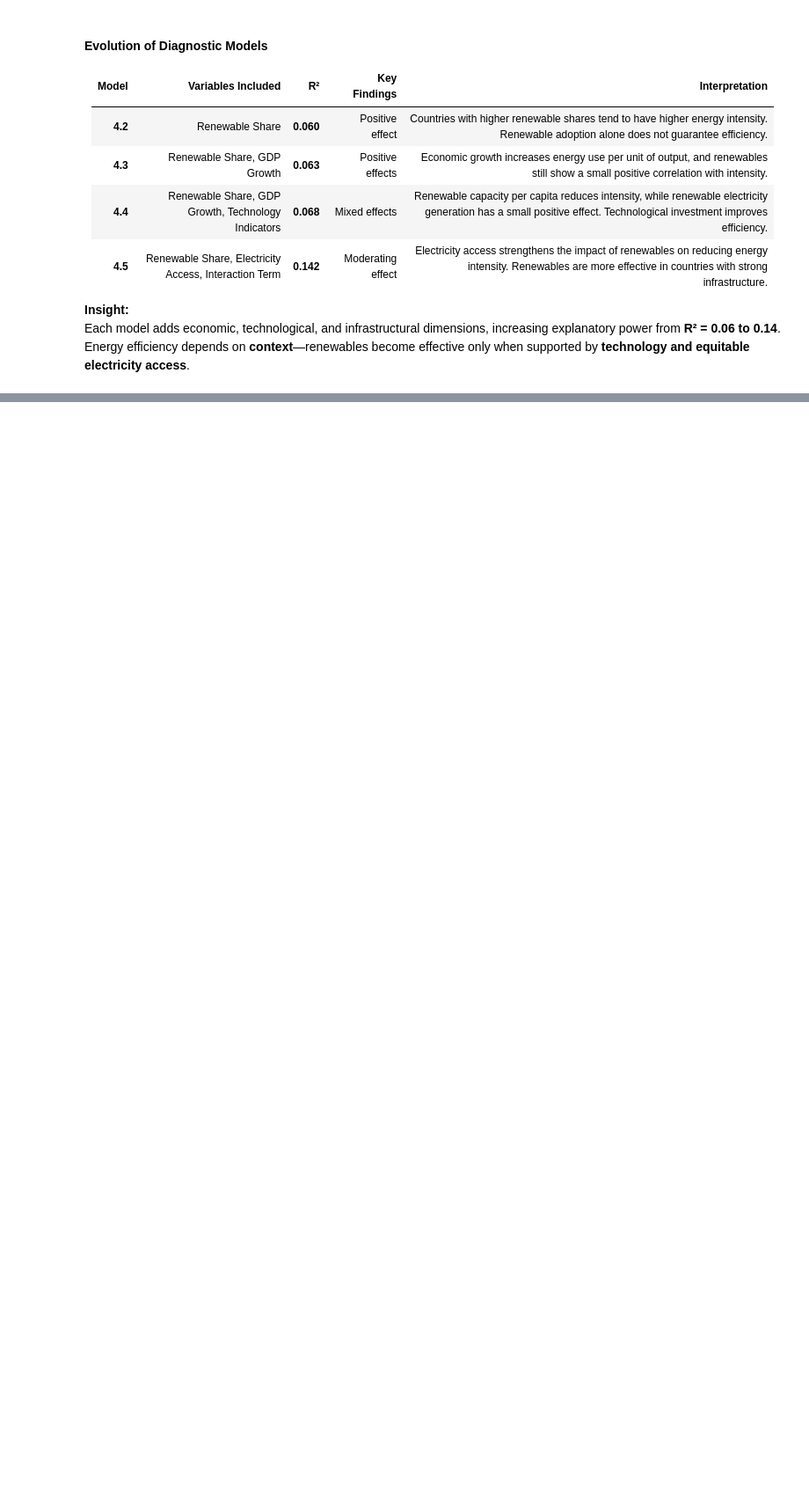
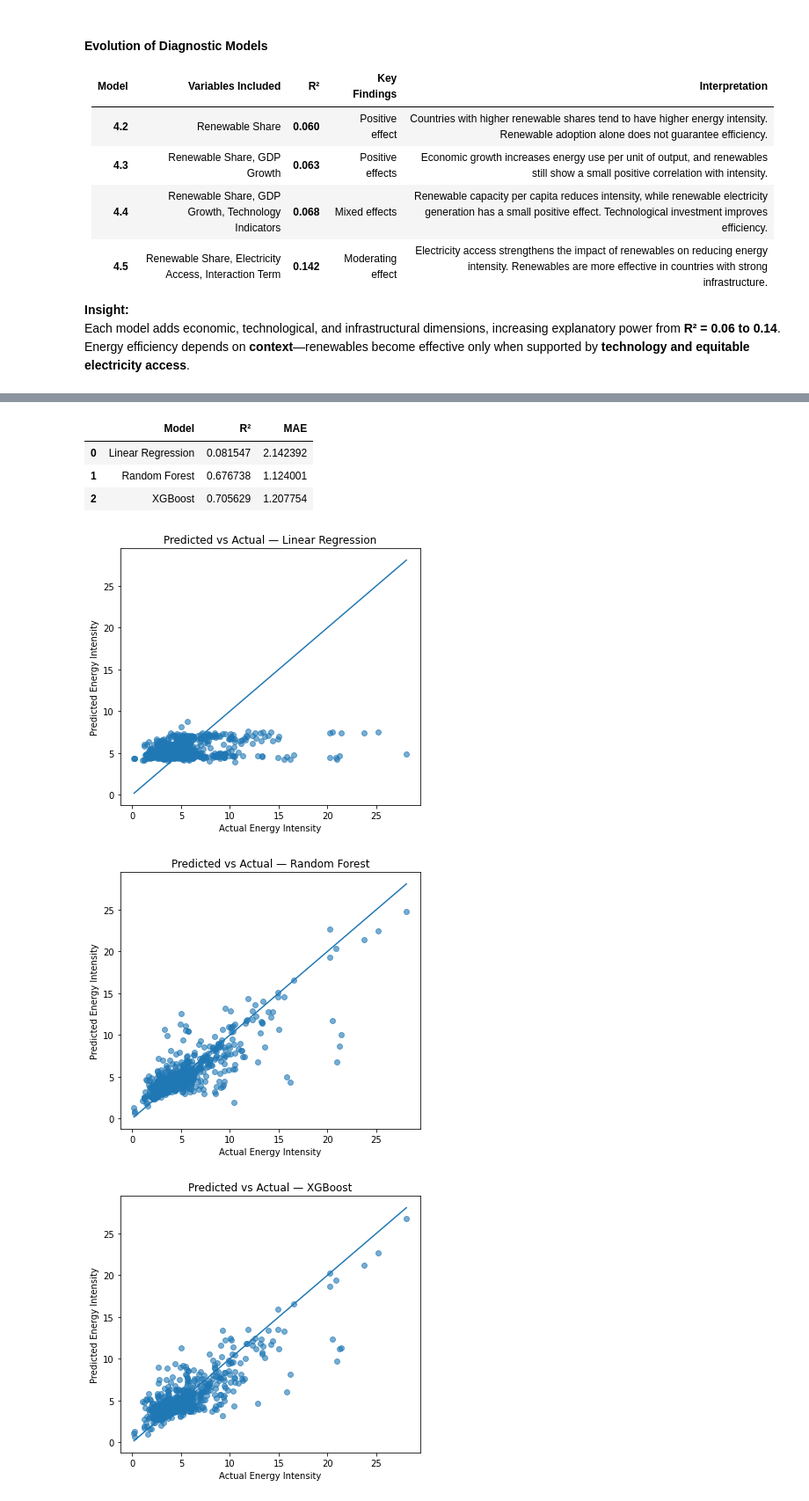
Before and after one commit to mnoriega-mx/energy-efficiency-trends, a Jupyter notebook: energy_efficiency_trends.ipynb, the cells around one changed output, grey strips where cells are left out. Shown: that part at 88% size. Saved outputs shown, nothing was run; the diff lists cells and outputs as text; code cells hidden in the pictures; blank space fills up the shorter version.

```diff
--- a/energy_efficiency_trends.ipynb
+++ b/energy_efficiency_trends.ipynb
@@ -863,0 +1047,33 @@ Energy efficiency depends on **context**—renewables become effective only when
+# %%
+# Comparison table
+rows = [["Linear Regression", r2_lr, mae_lr], ["Random Forest", r2_rf, mae_rf]]
+if not np.isnan(r2_xgb):
+    rows.append(["XGBoost", r2_xgb, mae_xgb])
+
+results = pd.DataFrame(rows, columns=["Model","R²","MAE"])
+display(results)
+
+# Predicted vs Actual plots
+def plot_pred_vs_actual(y_true, y_pred, title):
+    plt.figure(figsize=(5.5,5))
+    plt.scatter(y_true.to_numpy(), y_pred.to_numpy() if hasattr(y_pred, "to_numpy") else np.asarray(y_pred), alpha=0.6)
+    lims = [min(y_true.min(), np.min(y_pred)), max(y_true.max(), np.max(y_pred))]
+    plt.plot(lims, lims)  # 45-degree line
+    plt.xlabel("Actual Energy Intensity")
+    plt.ylabel("Predicted Energy Intensity")
+    plt.title(title)
+    plt.tight_layout()
+    plt.show()
+
+plot_pred_vs_actual(y_test, pred_lr, "Predicted vs Actual — Linear Regression")
+plot_pred_vs_actual(y_test, pred_rf, "Predicted vs Actual — Random Forest")
+if not np.isnan(r2_xgb):
+    plot_pred_vs_actual(y_test, pred_xgb, "Predicted vs Actual — XGBoost")
+# %% [output]
+|  | Model | R² | MAE |
+| 0 | Linear Regression | 0.081547 | 2.142392 |
+| 1 | Random Forest | 0.676738 | 1.124001 |
+| 2 | XGBoost | 0.705629 | 1.207754 |
+[figure, added]
+[figure, added]
+[figure, added]
```
Also changed, not shown: parts of 22 cells of this notebook.
